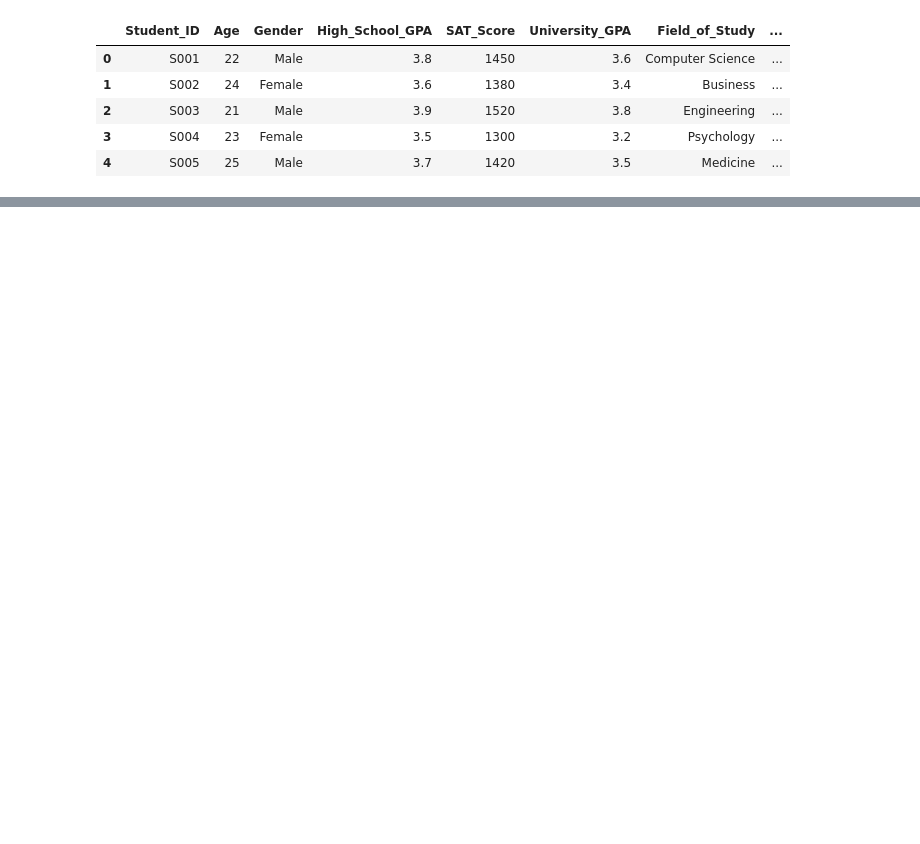
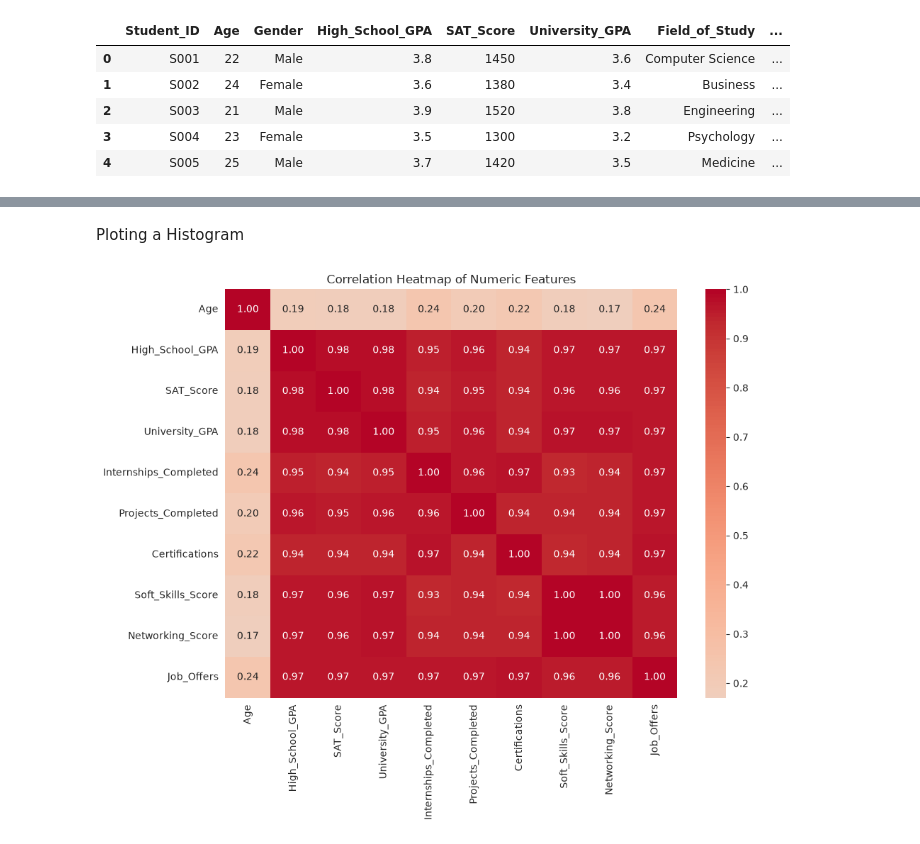
Before and after one commit to Jonathan2055/student-job-offer-predictor, a Jupyter notebook: linear_regression/Model_train.ipynb, the cells around one changed output, grey strips where cells are left out. Drawn from its saved outputs; the diff is of its cells as text; code cells hidden in the pictures; blank space fills up the shorter version.

Commit message:
Done the reading and the plotting

```diff
--- a/linear_regression/Model_train.ipynb
+++ b/linear_regression/Model_train.ipynb
@@ -20,0 +45,12 @@ df.head()
+# %%
+columns_to_drop = [
+    'Student_ID',
+    'Starting_Salary',
+    'Career_Satisfaction',
+    'Years_to_Promotion',
+    'Current_Job_Level',
+    'Work_Life_Balance',
+    'Entrepreneurship'
+]
+df = df.drop(columns=columns_to_drop)
+df.head()
@@ -20,0 +86,15 @@ df.head()
+# %% [markdown]
+Ploting a Histogram
+# %%
+sns.set_style("whitegrid")
+numeric_cols = df.select_dtypes(include=['int64', 'float64']).columns
+
+plt.figure(figsize=(10, 8))
+corr_matrix = df[numeric_cols].corr()
+sns.heatmap(corr_matrix, annot=True, fmt=".2f", cmap="coolwarm", center=0)
+plt.title("Correlation Heatmap of Numeric Features")
+plt.tight_layout()
+plt.savefig("plotImages/correlation_heatmap.png", dpi=150)
+plt.show()
+# %% [output]
+[figure, added]
```
Also changed, not shown: parts of 13 cells of this notebook, 7 other files.
